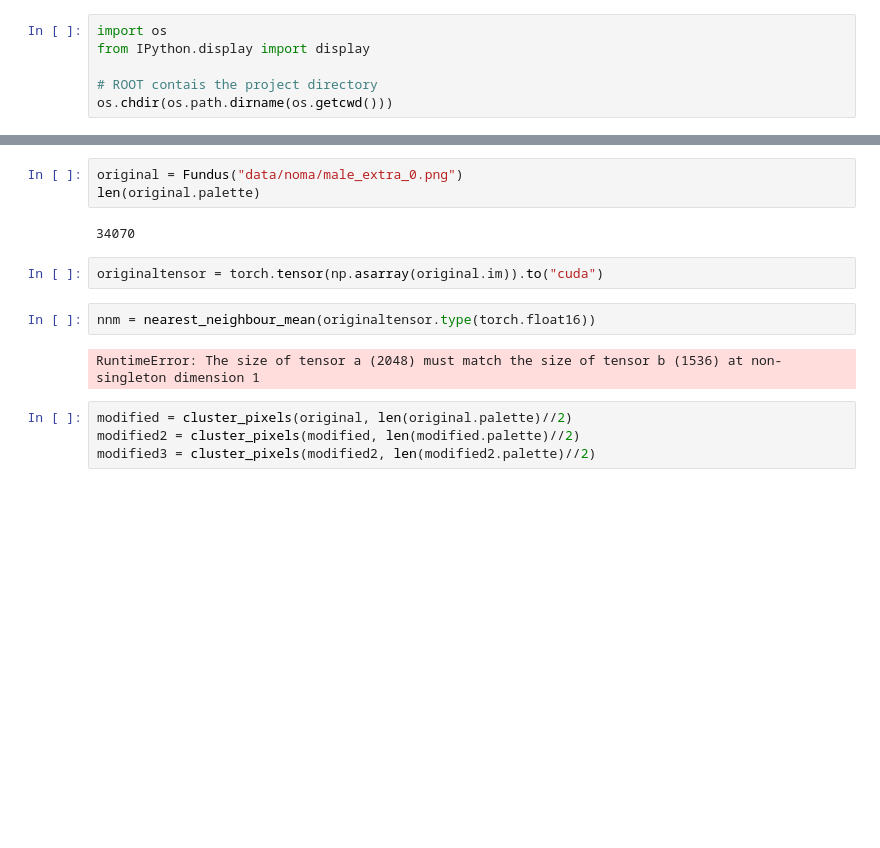
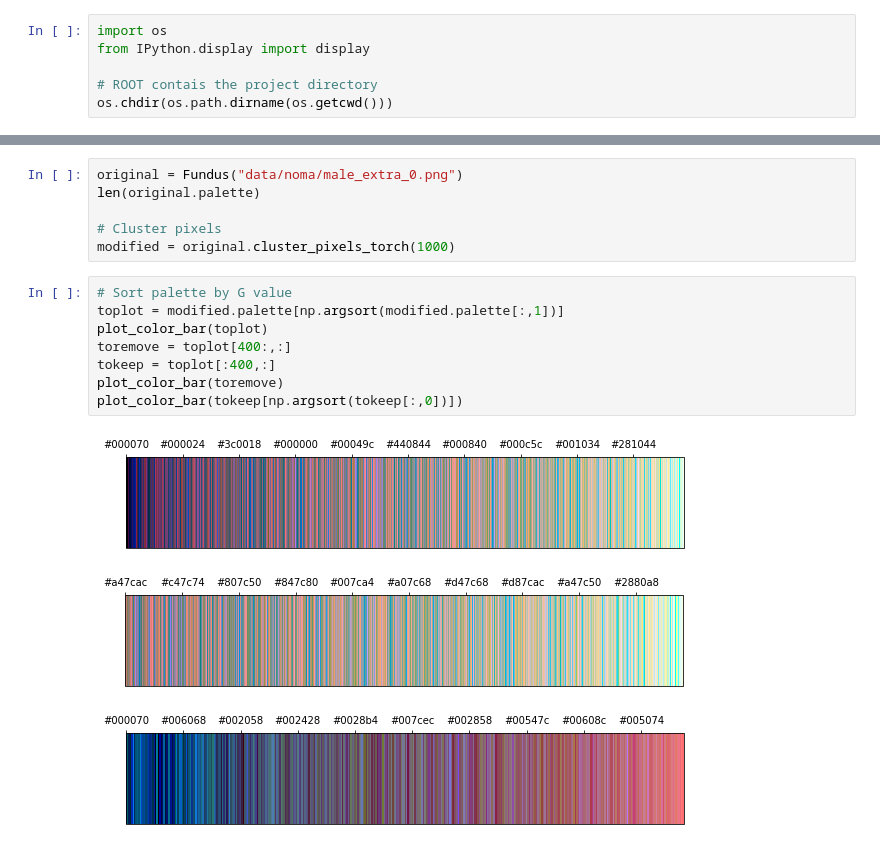
Before and after one commit to migueLib/microaneurism_detection, a Jupyter notebook: notebooks/nearest_neighbour_testcase.ipynb, the cells around one changed output, grey strips where cells are left out. Cells and saved outputs as stored; diff of their text form; blank space fills up the shorter version.

```diff
--- a/notebooks/nearest_neighbour_testcase.ipynb
+++ b/notebooks/nearest_neighbour_testcase.ipynb
@@ -61,15 +66,18 @@ def nearest_neighbour_mean(x):
 # %%
 original = Fundus("data/noma/male_extra_0.png")
 len(original.palette)
+
+# Cluster pixels
+modified = original.cluster_pixels_torch(1000)
-# %% [output]
-34070
-# %%
-originaltensor = torch.tensor(np.asarray(original.im)).to("cuda")
-# %%
-nnm = nearest_neighbour_mean(originaltensor.type(torch.float16))
-# %% [output]
-RuntimeError: The size of tensor a (2048) must match the size of tensor b (1536) at non-singleton dimension 1
-# %%
-modified = cluster_pixels(original, len(original.palette)//2)
-modified2 = cluster_pixels(modified, len(modified.palette)//2)
-modified3 = cluster_pixels(modified2, len(modified2.palette)//2)
+# %%
+# Sort palette by G value
+toplot = modified.palette[np.argsort(modified.palette[:,1])]
+plot_color_bar(toplot)
+toremove = toplot[400:,:]
+tokeep = toplot[:400,:]
+plot_color_bar(toremove)
+plot_color_bar(tokeep[np.argsort(tokeep[:,0])])
+# %% [output]
+[figure, added]
+[figure, added]
+[figure, added]
```
Also changed, not shown: parts of 17 cells of this notebook, 3 other files.
